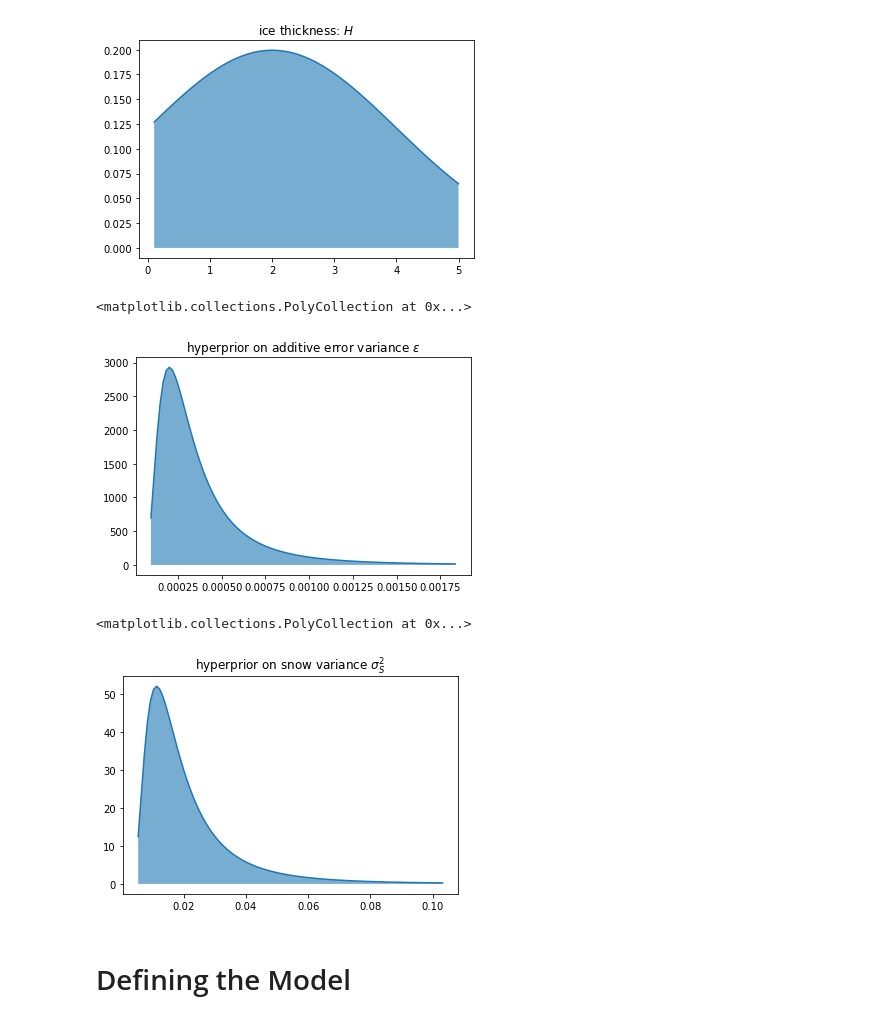
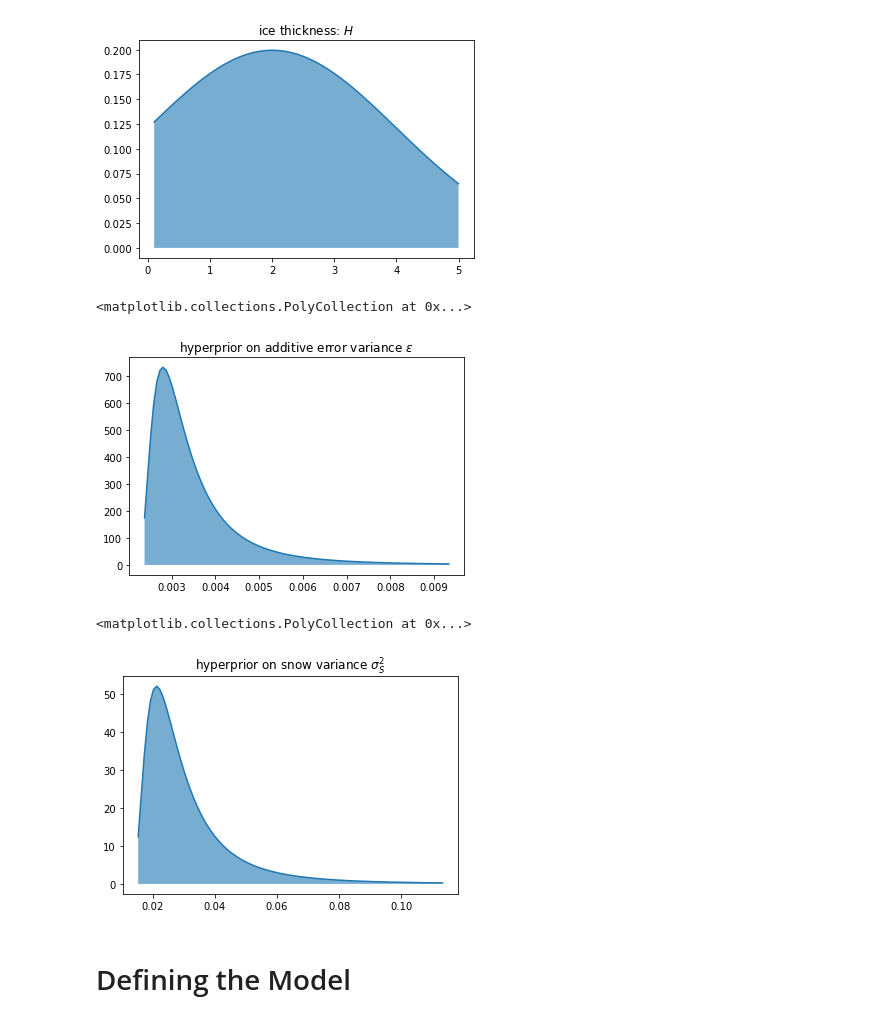
Before and after one commit to helianglen/bayesian-sea-ice, a Jupyter notebook: IceThickness.ipynb, the cells around one changed output. Cells and saved outputs as stored; diff of their text form; code cells hidden in the pictures.

```diff
--- a/IceThickness.ipynb
+++ b/IceThickness.ipynb
@@ -36,9 +36,9 @@ For the mean on the snow variance hyperprior, I used the same estimate of 0.15 m
 F = 0.1
 
 # fixed variances
-var_rw = 8**2
-var_ri = 80**2
-var_rs = 100**2
+var_rw = 6**2
+var_ri = 60**2
+var_rs = 80**2
 var_H = 2**2
 
 # fixed means
@@ -61,7 +61,7 @@ H_ub = 5 # from lecture
 S_lb = 0 # we cannot have negative snow, no upper bound since limited info
 
 # hyperparameter estimates
-estimate_sigma_eps = 0.02 # from Dr. Parno's suggestion
+estimate_sigma_eps = 0.04 # from Dr. Parno's suggestion
 estimate_sigma_S = mean_S # from CryoSat-2 website
 
 # reparametrized hyper-hyper-parameters using hyperparameter estimates
@@ -69,3 +69,5 @@ mean_var_eps = estimate_sigma_eps**2
 var_var_eps = mean_var_eps**2
 mean_var_S = estimate_sigma_S**2
 var_var_S = mean_var_S**2
+print(mean_var_eps, var_var_eps)
+print(mean_var_S, var_var_S)
@@ -83,10 +88,12 @@ def GetHyperHyperparams(mean, variance):
 ae, be = GetHyperHyperparams(mean_var_eps, var_var_eps)
 alpha_eps = float(ae)
 beta_eps = float(be)
-print('epsilon variance hyperhyperparams:', alpha_eps, beta_eps)
+nugget_eps = 2e-3 # needed to keep this from going to zero
+print('epsilon variance hyperhyperparams:', alpha_eps, beta_eps, nugget_eps)
 
 aS, bS = GetHyperHyperparams(mean_var_S, var_var_S)
 alpha_S = float(aS)
 beta_S = float(bS)
-print('snow variance hyperhyperparams:', alpha_S, beta_S)
+nugget_S = 10e-3 # needed to keep this from going to zero
+print('snow variance hyperhyperparams:', alpha_S, beta_S, nugget_S)
 # %% [output]
@@ -136,18 +143,18 @@ plt.fill_between(Hs, 0, Hs_pdf, alpha=0.6)
 [figure]
 # %%
 # error hyperprior
-invgamma_eps = invgamma(alpha_eps, scale=beta_eps)
+invgamma_eps = invgamma(alpha_eps, loc=nugget_eps, scale=beta_eps)
 var_epss = np.linspace(invgamma_eps.ppf(0.01), invgamma_eps.ppf(0.99), 100)
 var_epss_pdf = invgamma_eps.pdf(var_epss)
 plt.plot(var_epss, var_epss_pdf)
 plt.title('hyperprior on additive error variance $\\epsilon$')
 plt.fill_between(var_epss, 0, var_epss_pdf, alpha=0.6)
 # %% [output]
 <matplotlib.collections.PolyCollection at 0x...>
-[figure, old version]
+[figure, new version]
 # %%
 # snow hyperprior
-invgamma_S = invgamma(alpha_S, scale=beta_S)
+invgamma_S = invgamma(alpha_S, loc=nugget_S, scale=beta_S)
 var_Ss = np.linspace(invgamma_S.ppf(0.01), invgamma_S.ppf(0.99), 100)
 var_Ss_pdf = invgamma_S.pdf(var_Ss)
 plt.plot(var_Ss, var_Ss_pdf)
@@ -155,7 +162,7 @@ plt.title('hyperprior on snow variance $\\sigma^2_S$')
 plt.fill_between(var_Ss, 0, var_Ss_pdf, alpha=0.6)
 # %% [output]
 <matplotlib.collections.PolyCollection at 0x...>
-[figure, old version]
+[figure, new version]
 # %% [markdown]
 # Defining the Model
 # %% [markdown]
```
Also changed, not shown: parts of 18 cells of this notebook.
